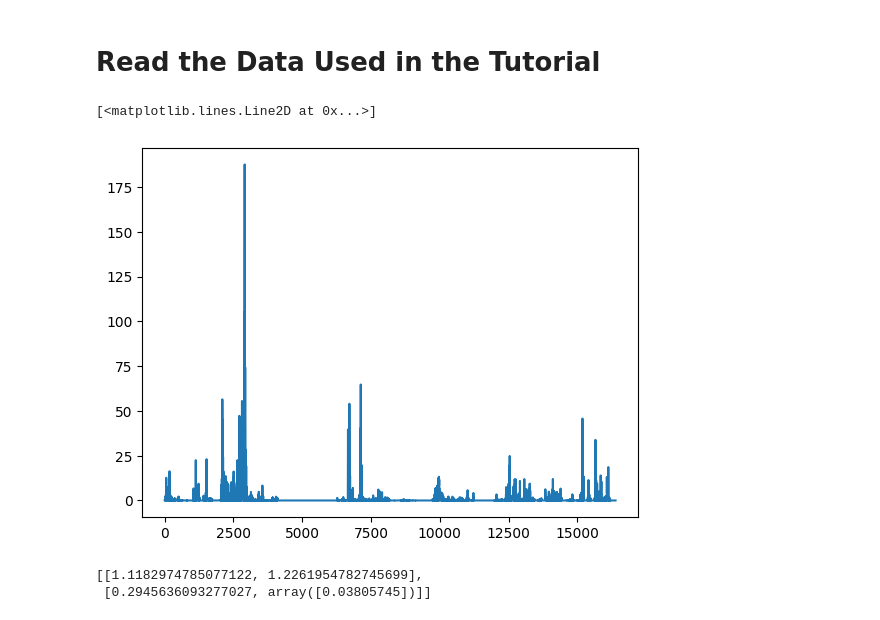
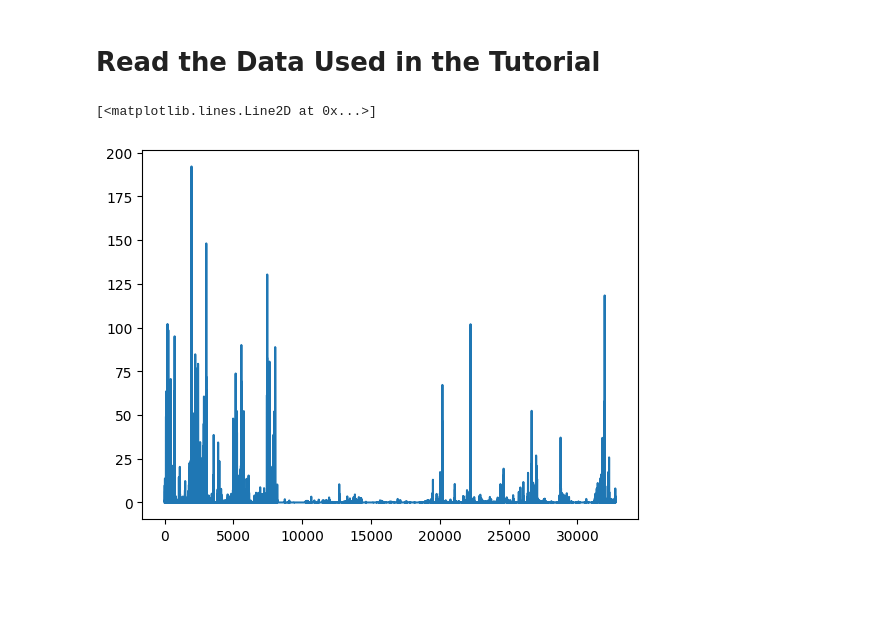
Before and after one commit to marcinmss/rain_analysis_toolbox, a Jupyter notebook: notebooks/test_multy_fractals/test05 copy.ipynb, the cells around one changed output. Drawn from its saved outputs; the diff is of its cells as text; code cells hidden in the pictures; blank space fills up the shorter version.

```diff
--- a/notebooks/test_multy_fractals/test05 copy.ipynb
+++ b/notebooks/test_multy_fractals/test05 copy.ipynb
@@ -7,19 +8,11 @@ from multifractal_analysis.cascade_simulations import discreat_um_sym
 # %% [markdown]
 # Read the Data Used in the Tutorial
 # %%
-n = 14
-alpha = 1.1
-c1 = 0.28
+n = 15
+alpha = 1.58
+c1 = 0.38
 data = discreat_um_sym(n, alpha, c1)
 plt.plot(data)
 # %% [output]
 [<matplotlib.lines.Line2D at 0x...>]
-[figure, old version]
+[figure, new version]
-# %%
-q = 1.5
-tm_alpha, tm_c1 = get_um_params_tm(data)
-dtm_alpha, dtm_c1 = get_alpha_c1_from_dtm(data,q)
-[[tm_alpha, dtm_alpha], [tm_c1, dtm_c1]]
-# %% [output]
-[[1.1182974785077122, 1.2261954782745699],
- [0.2945636093277027, array([0.03805745])]]
```
Also changed, not shown: parts of 10 cells of this notebook, 4 other files.
